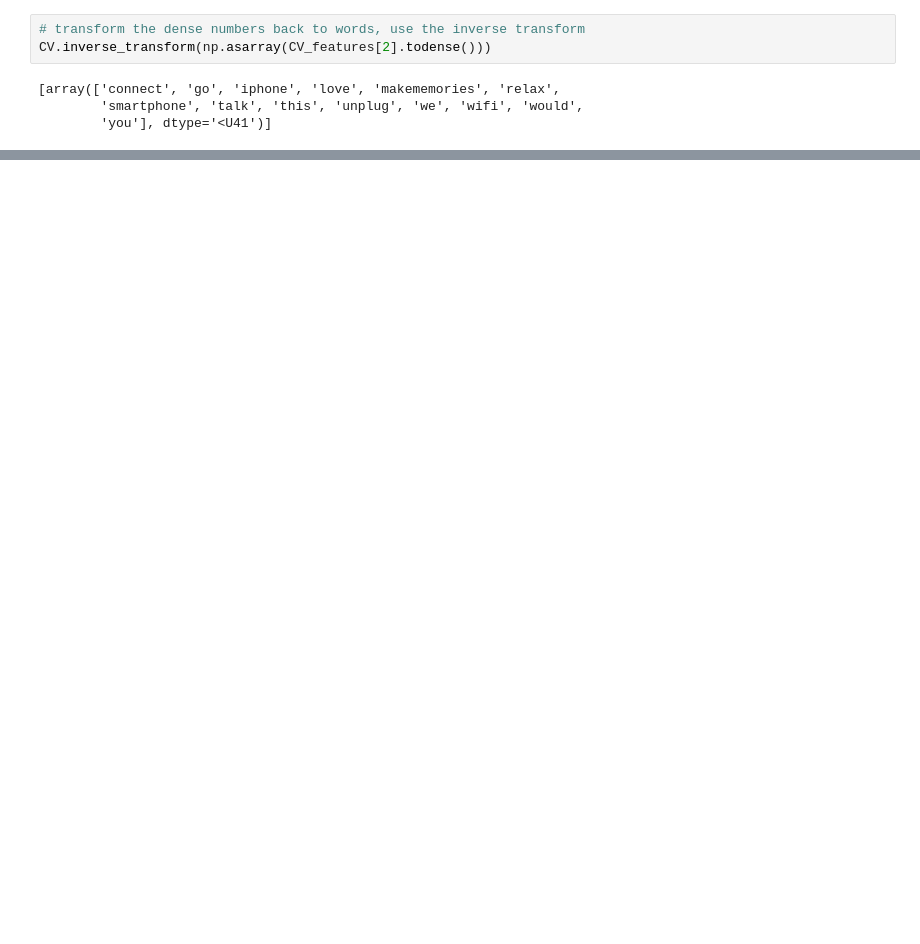
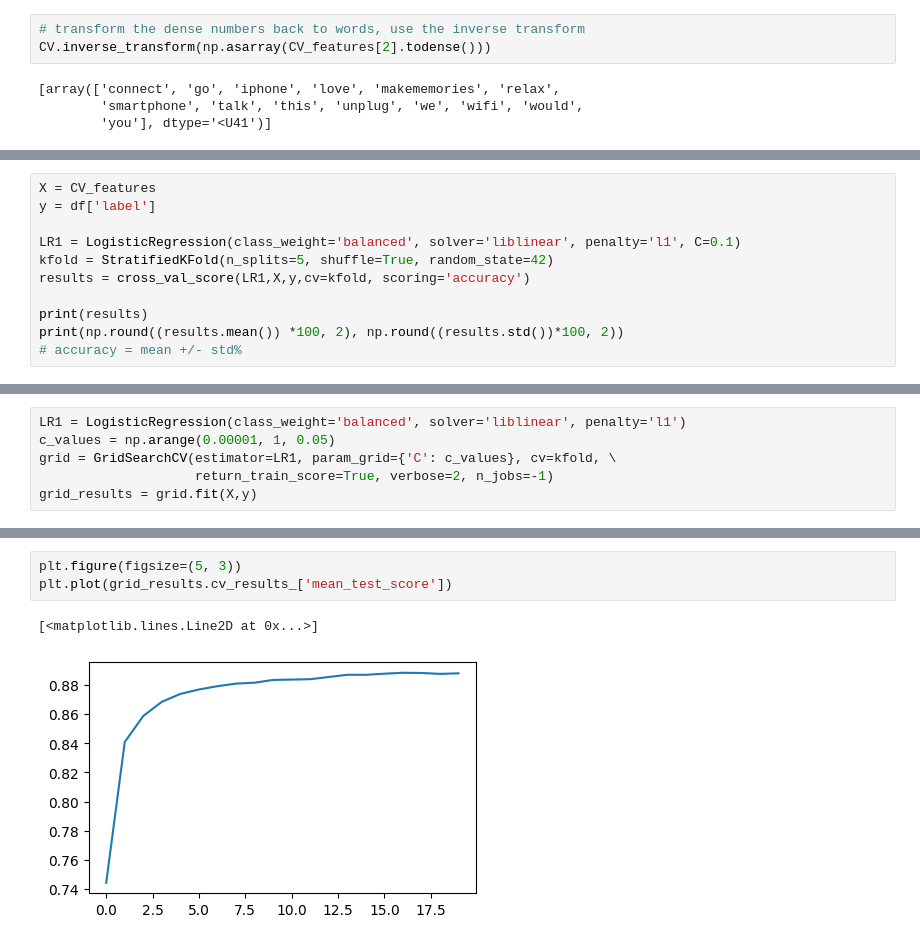
Before and after one commit to Ibeabuchi1/tweeter_sentiment_analysis, a Jupyter notebook: tweet_cleaning.ipynb, the cells around one changed output, grey strips where cells are left out. Drawn from its saved outputs; the diff is of its cells as text; blank space fills up the shorter version.

```diff
--- a/tweet_cleaning.ipynb
+++ b/tweet_cleaning.ipynb
@@ -327,0 +370,11 @@ CV.inverse_transform(np.asarray(CV_features[2].todense()))
+# %%
+X = CV_features
+y = df['label']
+
+LR1 = LogisticRegression(class_weight='balanced', solver='liblinear', penalty='l1', C=0.1)
+kfold = StratifiedKFold(n_splits=5, shuffle=True, random_state=42)
+results = cross_val_score(LR1,X,y,cv=kfold, scoring='accuracy')
+
+print(results)
+print(np.round((results.mean()) *100, 2), np.round((results.std())*100, 2))
+# accuracy = mean +/- std%
@@ -327,0 +403,6 @@ CV.inverse_transform(np.asarray(CV_features[2].todense()))
+# %%
+LR1 = LogisticRegression(class_weight='balanced', solver='liblinear', penalty='l1')
+c_values = np.arange(0.00001, 1, 0.05)
+grid = GridSearchCV(estimator=LR1, param_grid={'C': c_values}, cv=kfold, \
+                    return_train_score=True, verbose=2, n_jobs=-1)
+grid_results = grid.fit(X,y)
@@ -327,0 +448,6 @@ CV.inverse_transform(np.asarray(CV_features[2].todense()))
+# %%
+plt.figure(figsize=(5, 3))
+plt.plot(grid_results.cv_results_['mean_test_score'])
+# %% [output]
+[<matplotlib.lines.Line2D at 0x...>]
+[figure, added]
```
Also changed, not shown: parts of 18 cells of this notebook.
